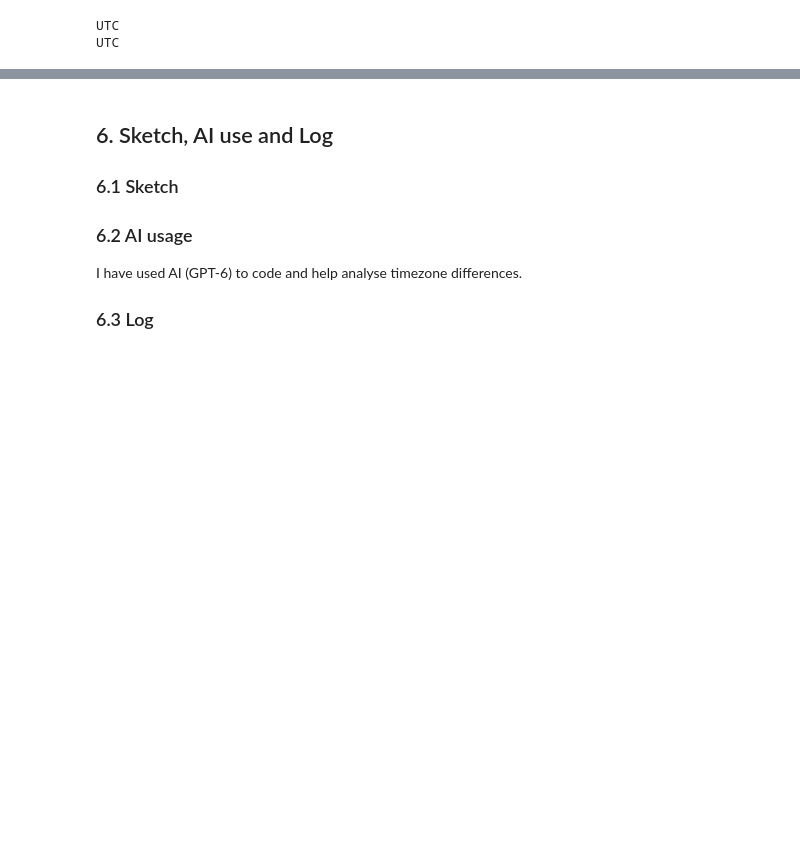
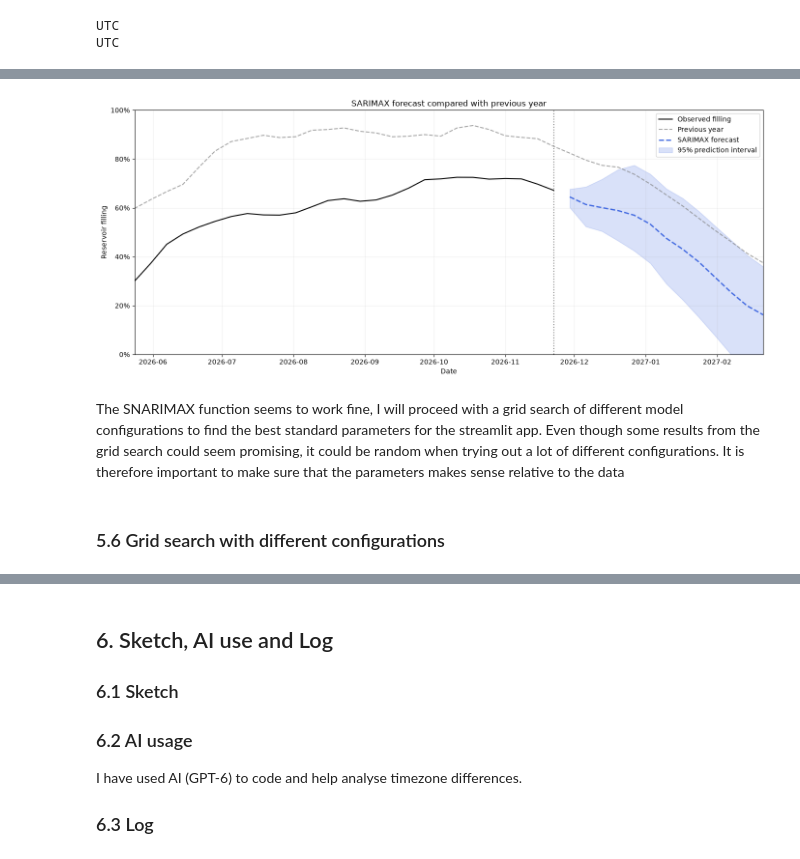
Before and after one commit to IngeGiljeGunnarshaug/ind320-inge-gilje-gunnarshaug, a Jupyter notebook: notebooks/assignment4.ipynb, the cells around one changed output, grey strips where cells are left out. Drawn from its saved outputs; the diff is of its cells as text; code cells hidden in the pictures; blank space fills up the shorter version.

```diff
--- a/notebooks/assignment4.ipynb
+++ b/notebooks/assignment4.ipynb
@@ -188,0 +871,73 @@ UTC
+# %%
+fig, ax = plt.subplots(figsize=(14, 6))
+
+origin = metrics["last_observation"]
+
+# Recent historical observations
+recent = df_ml.loc[
+    origin - pd.Timedelta(weeks=52):origin
+]
+
+ax.plot(
+    recent.index,
+    recent["fill_fraction"],
+    color="black",
+    label="Observed filling",
+)
+
+# Previous year's filling
+previous = df_ml["fill_fraction"].copy()
+previous.index += pd.Timedelta(weeks=52)
+
+ax.plot(
+    previous.index,
+    previous,
+    color="gray",
+    linestyle="--",
+    alpha=0.7,
+    label="Previous year",
+)
+
+# Forecast
+ax.plot(
+    forecast.index,
+    forecast["prediction"],
+    color="royalblue",
+    linestyle="--",
+    linewidth=2,
+    label="SARIMAX forecast",
+)
+
+# Prediction interval
+ax.fill_between(
+    forecast.index,
+    forecast["lower"],
+    forecast["upper"],
+    color="royalblue",
+    alpha=0.2,
+    label="95% prediction interval",
+)
+
+ax.axvline(origin, color="gray", linestyle=":")
+
+ax.set_xlim(
+    origin - pd.Timedelta(weeks=26),
+    forecast.index[-1],
+)
+
+ax.set_ylim(0, 1)
+ax.yaxis.set_major_formatter(mtick.PercentFormatter(1))
+ax.set_title("SARIMAX forecast compared with previous year")
+ax.set_ylabel("Reservoir filling")
+ax.set_xlabel("Date")
+ax.legend()
+ax.grid(alpha=0.2)
+
+plt.tight_layout()
+plt.show()
+# %% [output]
+[figure, added]
+# %% [markdown]
+The SNARIMAX function seems to work fine, I will proceed with a grid search of different model configurations to find the best standard parameters for the streamlit app. Even though some results from the grid search could seem promising, it could be random when trying out a lot of different configurations. It is therefore important to make sure that the parameters makes sense relative to the data
+# %% [markdown]
+### 5.6 Grid search with different configurations
```
Also changed, not shown: parts of 27 cells of this notebook.
